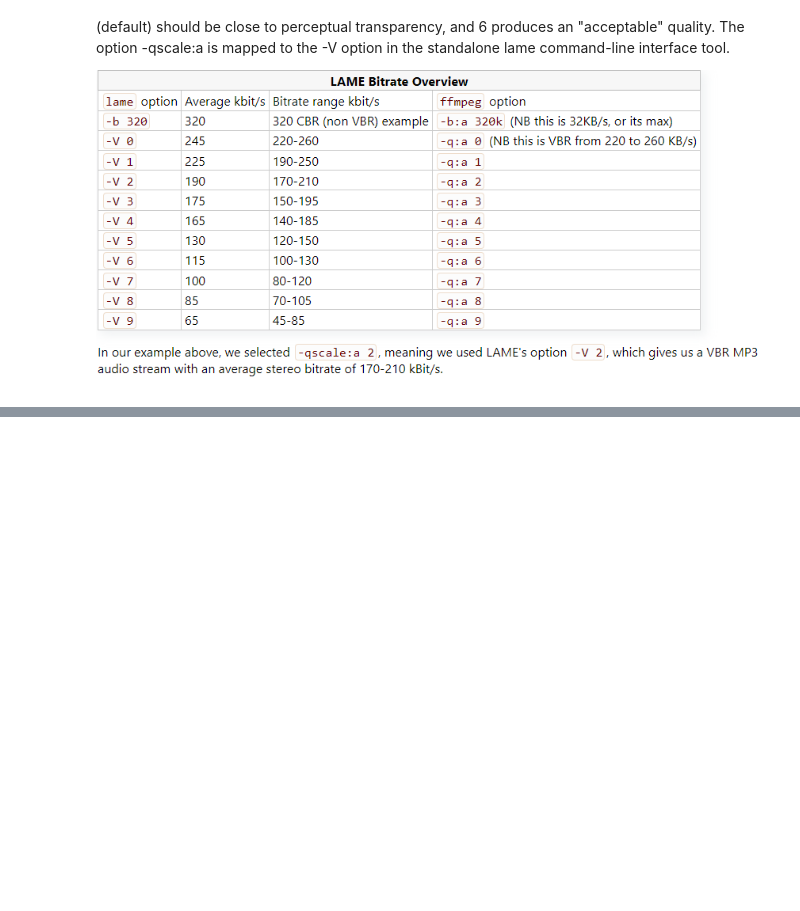
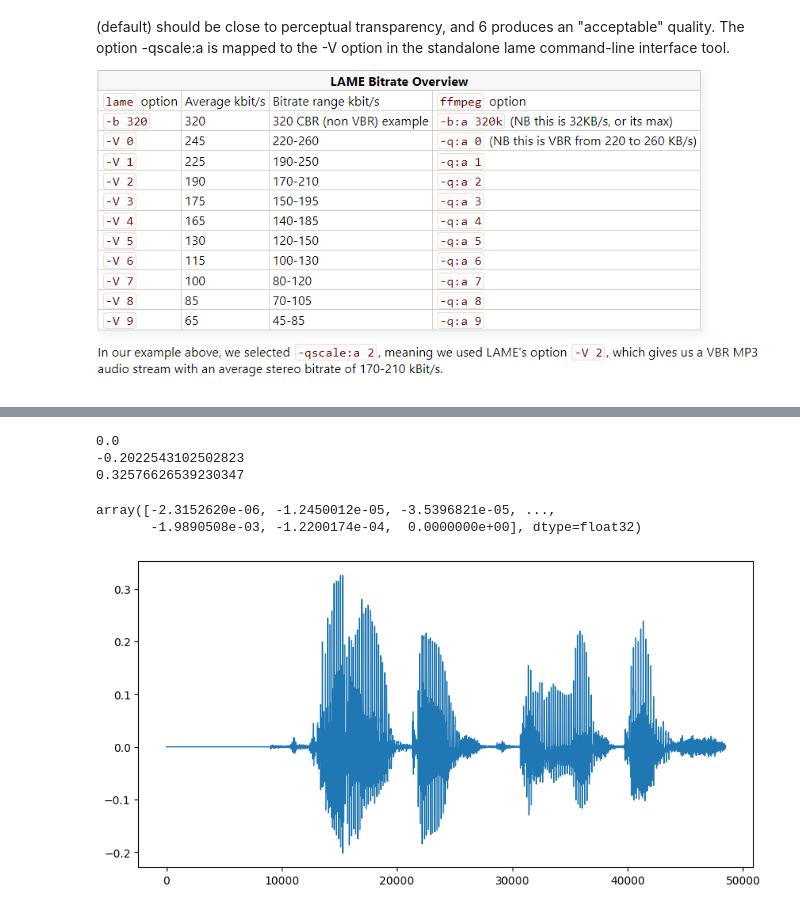
Before and after one commit to LucasTakanori/DA_programV2, a Jupyter notebook: TFG/test.ipynb, the cells around one changed output, grey strips where cells are left out. Cells and saved outputs as stored; diff of their text form; code cells hidden in the pictures; blank space fills up the shorter version.

```diff
--- a/TFG/test.ipynb
+++ b/TFG/test.ipynb
@@ -145,0 +183,10 @@ def clipping(samples,percentile_threshold=20):
+# %%
+
+clipping("../test.mp3",0)
+# %% [output]
+0.0
+-0.2022543102502823
+0.32576626539230347
+array([-2.3152620e-06, -1.2450012e-05, -3.5396821e-05, ...,
+       -1.9890508e-03, -1.2200174e-04,  0.0000000e+00], dtype=float32)
+[figure, added]
```
Also changed, not shown: parts of 13 cells of this notebook, 1 other file.
